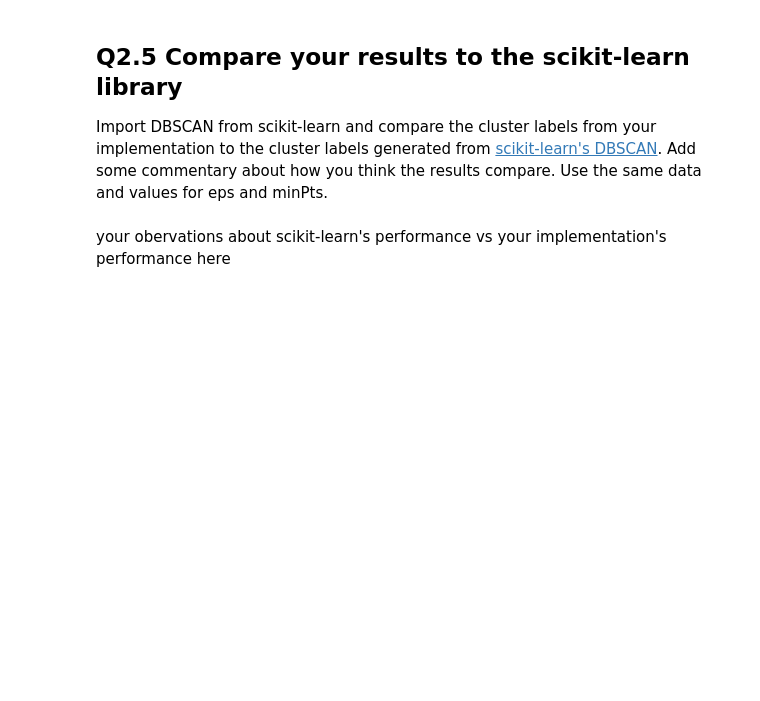
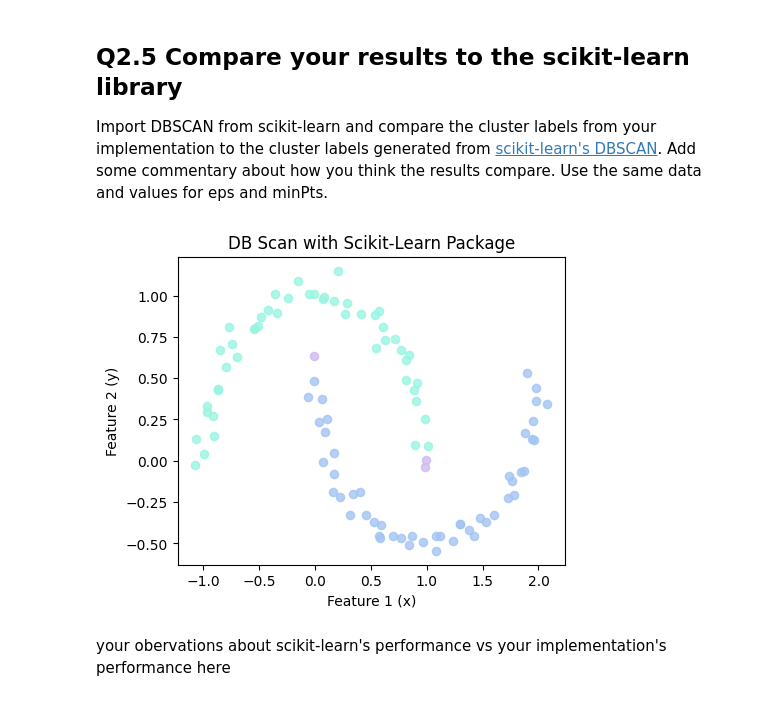
Before and after one commit to jack-mayberry/CS329E-Data-Analytics, a Jupyter notebook: Assignment 10/CS329E_HW10.ipynb, the cells around one changed output. Cells and saved outputs as stored; diff of their text form; code cells hidden in the pictures; blank space fills up the shorter version.

```diff
--- a/Assignment 10/CS329E_HW10.ipynb
+++ b/Assignment 10/CS329E_HW10.ipynb
@@ -374,2 +461,26 @@ from sklearn.cluster import DBSCAN
+# %%
+# check your implementation vs scikit-learn
+from sklearn.cluster import DBSCAN
+# your code here
+# s_cluster_assignment = DBSCAN( df_dbscan, 0.23, 6)
+
+model = DBSCAN(eps=0.23, min_samples=6)
+model.fit(df_dbscan)
+
+df_plot = df_dbscan.copy()
+df_plot['label'] = model.labels_
+
+fig, ax = plt.subplots(figsize=(5,4))
+color_i = 1
+for key, group in df_plot.groupby('label'):
+    group.plot(ax=ax, kind='scatter', x='x', y='y', alpha=0.8, color=cute_colors[color_i], s=35)
+    color_i = (color_i + 1) % 6
+
+plt.title('DB Scan with Scikit-Learn Package')
+plt.xlabel('Feature 1 (x)')
+plt.ylabel('Feature 2 (y)')
+plt.show()
+# %% [output]
+[figure, added]
 # %% [markdown]
 your obervations about scikit-learn's performance vs your implementation's performance here
```
Also changed, not shown: parts of 11 cells of this notebook.
